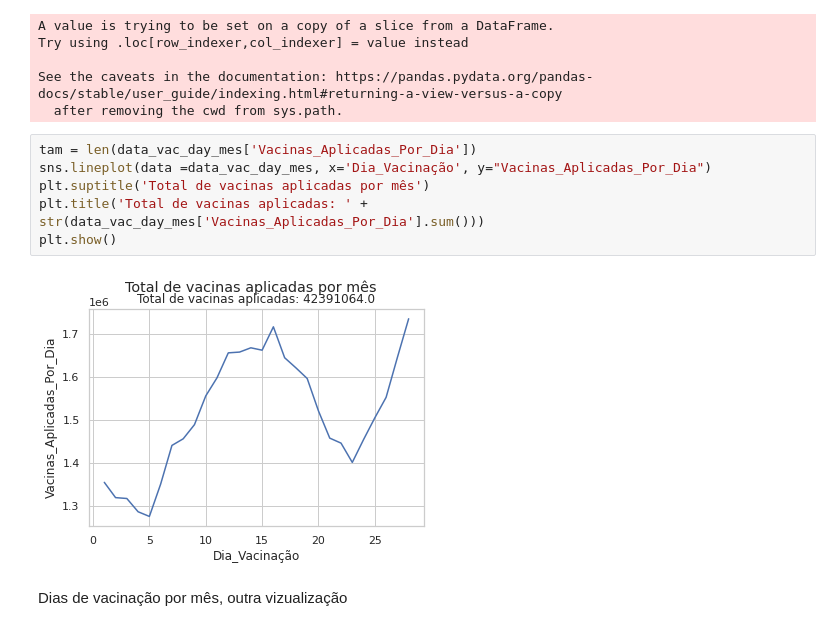
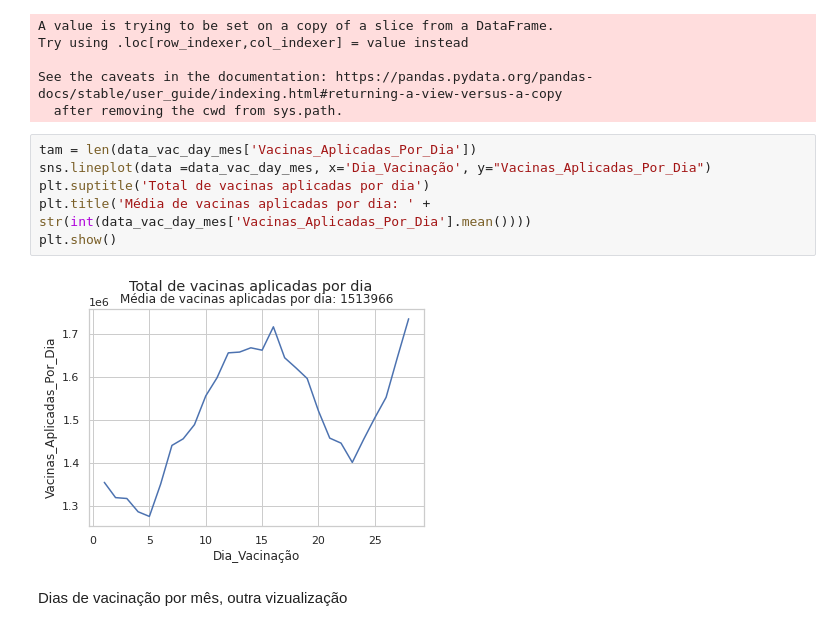
Before and after one commit to stefaneadna/COVID-19-World-Vaccination-Progress, a Jupyter notebook: vacina.ipynb, the cells around one changed output. Drawn from its saved outputs; the diff is of its cells as text.

```diff
--- a/vacina.ipynb
+++ b/vacina.ipynb
@@ -205,11 +205,11 @@ See the caveats in the documentation: https://pandas.pydata.org/pandas-docs/stab
 # %%
 tam = len(data_vac_day_mes['Vacinas_Aplicadas_Por_Dia'])
 sns.lineplot(data =data_vac_day_mes, x='Dia_Vacinação', y="Vacinas_Aplicadas_Por_Dia")
-plt.suptitle('Total de vacinas aplicadas por mês')
-plt.title('Total de vacinas aplicadas: ' + str(data_vac_day_mes['Vacinas_Aplicadas_Por_Dia'].sum()))
+plt.suptitle('Total de vacinas aplicadas por dia')
+plt.title('Média de vacinas aplicadas por dia: ' + str(int(data_vac_day_mes['Vacinas_Aplicadas_Por_Dia'].mean())))
 plt.show()
 # %% [output]
-[figure, old version]
+[figure, new version]
 # %% [markdown]
 Dias de vacinação por mês, outra vizualização
 # %%
```
